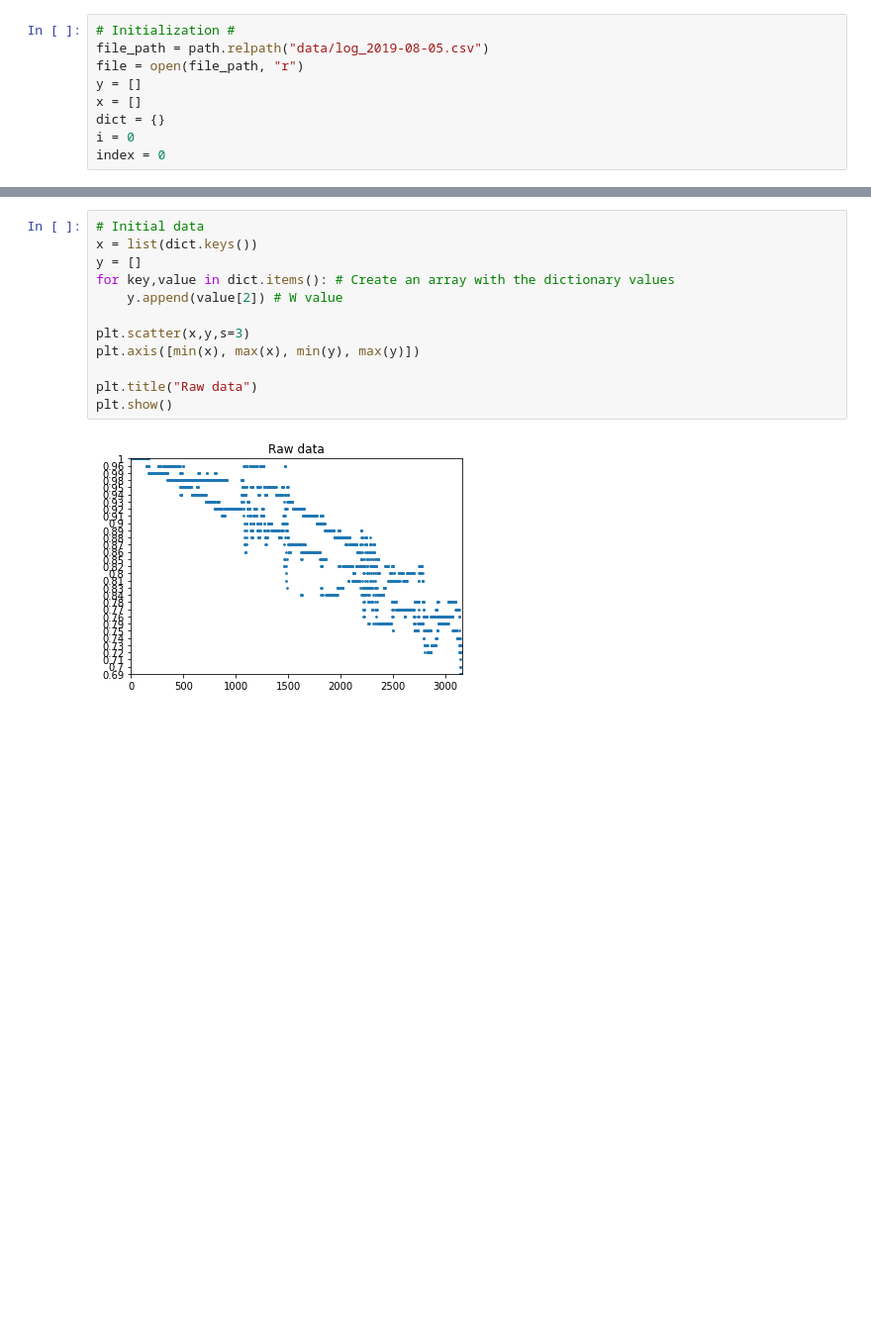
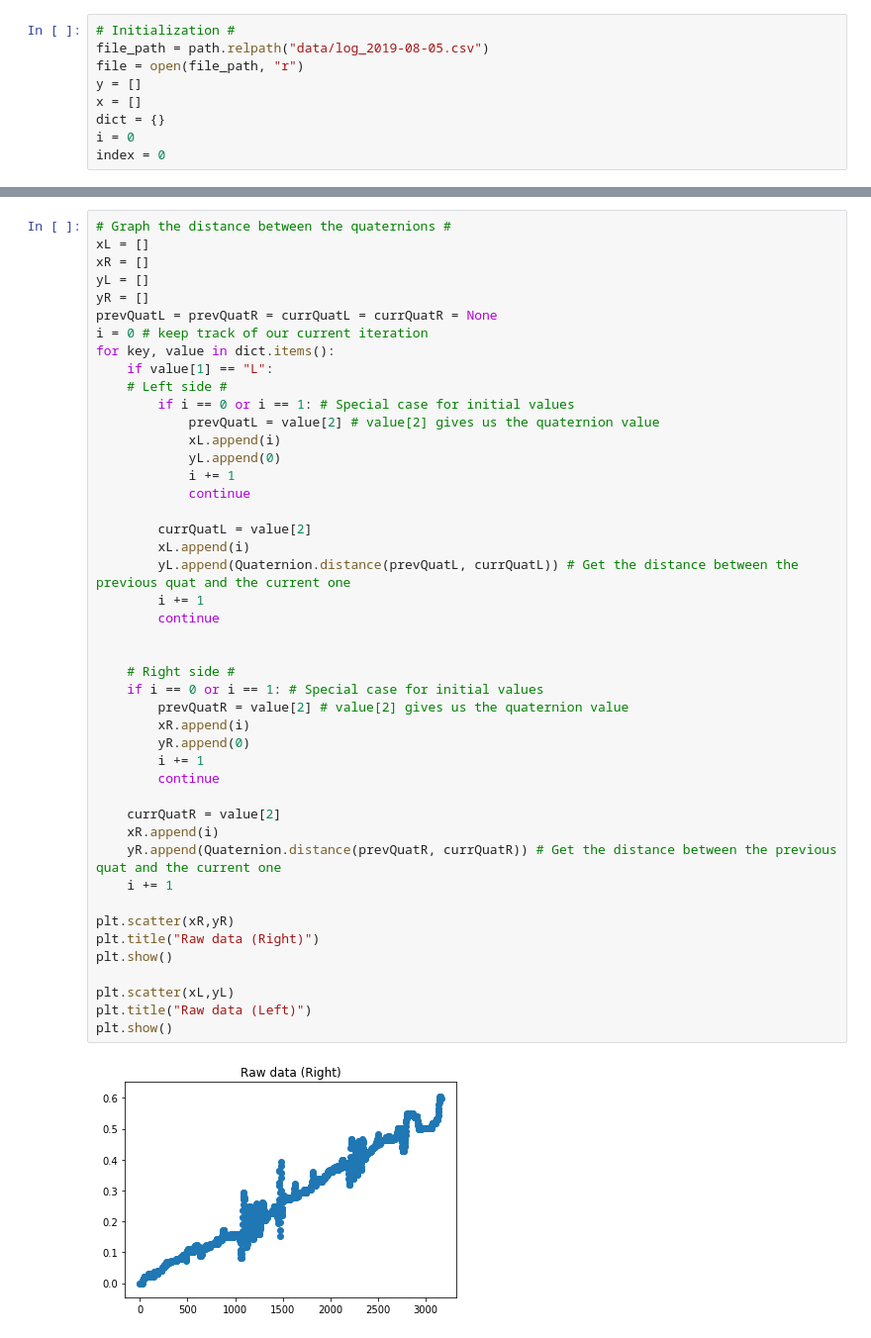
Before and after one commit to branko-bajic/tic-sensor-analysis, a Jupyter notebook: Signal_Analysis.ipynb, the cells around one changed output, grey strips where cells are left out. Shown: that part at 99% size. Saved outputs shown, nothing was run; the diff lists cells and outputs as text; blank space fills up the shorter version.

```diff
--- a/Signal_Analysis.ipynb
+++ b/Signal_Analysis.ipynb
@@ -31,15 +32,48 @@ for line in lines[:-1]:
     i += 1
-# %%
-# Initial data
-x = list(dict.keys())
-y = []
-for key,value in dict.items(): # Create an array with the dictionary values
-    y.append(value[2]) # W value
-
-plt.scatter(x,y,s=3)
-plt.axis([min(x), max(x), min(y), max(y)])
-
-plt.title("Raw data")
-plt.show()
-# %% [output]
-[figure, removed]
+# %%
+# Graph the distance between the quaternions #
+xL = []
+xR = []
+yL = []
+yR = []
+prevQuatL = prevQuatR = currQuatL = currQuatR = None
+i = 0 # keep track of our current iteration
+for key, value in dict.items():
+    if value[1] == "L":
+    # Left side #
+        if i == 0 or i == 1: # Special case for initial values
+            prevQuatL = value[2] # value[2] gives us the quaternion value
+            xL.append(i)
+            yL.append(0)
+            i += 1
+            continue
+
+        currQuatL = value[2]
+        xL.append(i)
+        yL.append(Quaternion.distance(prevQuatL, currQuatL)) # Get the distance between the previous quat and the current one
+        i += 1
+        continue
+
+
+    # Right side #
+    if i == 0 or i == 1: # Special case for initial values
+        prevQuatR = value[2] # value[2] gives us the quaternion value
+        xR.append(i)
+        yR.append(0)
+        i += 1
+        continue
+
+    currQuatR = value[2]
+    xR.append(i)
+    yR.append(Quaternion.distance(prevQuatR, currQuatR)) # Get the distance between the previous quat and the current one
+    i += 1
+
+plt.scatter(xR,yR)
+plt.title("Raw data (Right)")
+plt.show()
+
+plt.scatter(xL,yL)
+plt.title("Raw data (Left)")
+plt.show()
+# %% [output]
+[figure, added]
```
Also changed, not shown: parts of 6 cells of this notebook, 4 other files.
